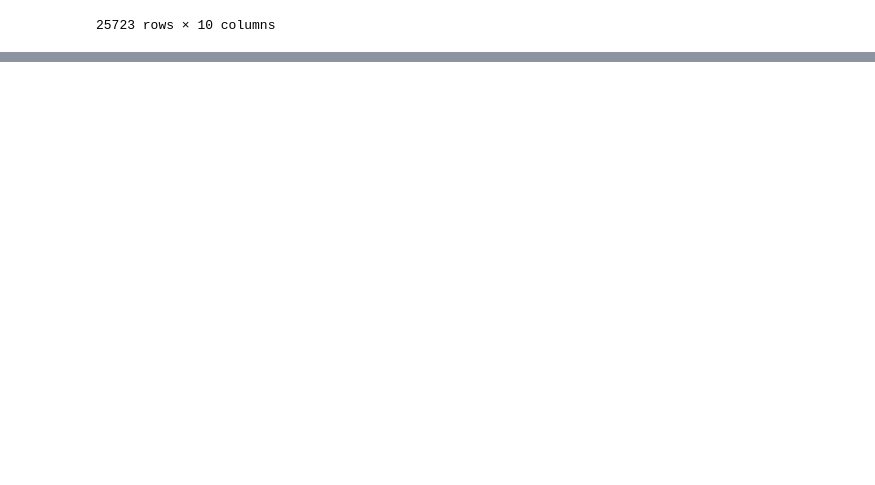
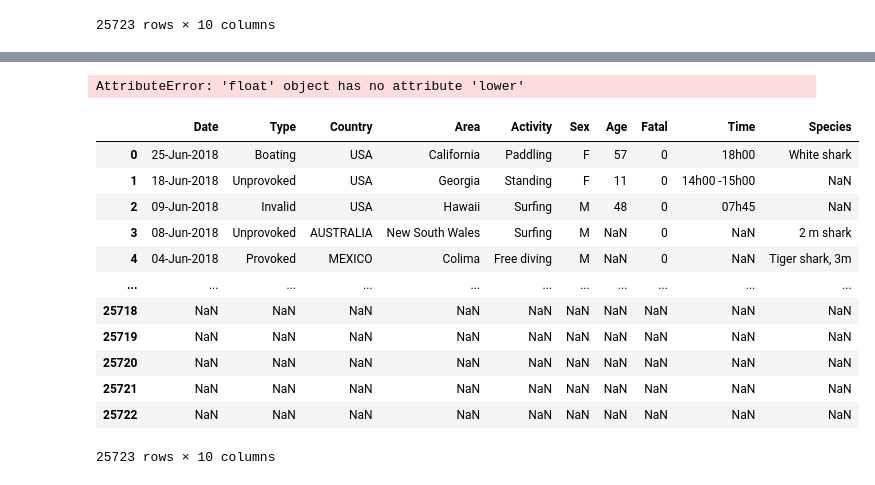
Before and after one commit to kamillaknudsen/tmdl, a Jupyter notebook: tmdl_final.ipynb, the cells around one changed output, grey strips where cells are left out. Drawn from its saved outputs; the diff is of its cells as text; code cells hidden in the pictures; blank space fills up the shorter version.

```diff
--- a/tmdl_final.ipynb
+++ b/tmdl_final.ipynb
@@ -89,0 +123,35 @@ shark_attacks
+# %%
+import re
+import string
+
+def preprocess_text(text):
+    text = text.lower()
+    text = re.sub(r'\n', ' ', text)
+    text = re.sub(r'\d', '', text)
+    text = text.translate(str.maketrans("", "", string.punctuation))
+    words = text.split()
+    words = [re.sub(r'(.)\1{1,}', r'\1\1', word) for word in words]
+    words = [word.strip() for word in words if len(word.strip()) > 1]
+
+    text = " ".join(words)
+    return text
+# %%
+shark_attacks['Species'] = shark_attacks['Species'].apply(preprocess_text)
+# %% [output]
+AttributeError: 'float' object has no attribute 'lower'
+# %%
+shark_attacks
+# %% [output]
+|  | Date | Type | Country | Area | Activity | Sex | Age | Fatal | Time | Species |
+| 0 | 25-Jun-2018 | Boating | USA | California | Paddling | F | 57 | 0 | 18h00 | White shark |
+| 1 | 18-Jun-2018 | Unprovoked | USA | Georgia | Standing | F | 11 | 0 | 14h00 -15h00 | NaN |
+| 2 | 09-Jun-2018 | Invalid | USA | Hawaii | Surfing | M | 48 | 0 | 07h45 | NaN |
+| 3 | 08-Jun-2018 | Unprovoked | AUSTRALIA | New South Wales | Surfing | M | NaN | 0 | NaN | 2 m shark |
+| 4 | 04-Jun-2018 | Provoked | MEXICO | Colima | Free diving | M | NaN | 0 | NaN | Tiger shark, 3m |
+| ... | ... | ... | ... | ... | ... | ... | ... | ... | ... | ... |
+| 25718 | NaN | NaN | NaN | NaN | NaN | NaN | NaN | NaN | NaN | NaN |
+| 25719 | NaN | NaN | NaN | NaN | NaN | NaN | NaN | NaN | NaN | NaN |
+| 25720 | NaN | NaN | NaN | NaN | NaN | NaN | NaN | NaN | NaN | NaN |
+| 25721 | NaN | NaN | NaN | NaN | NaN | NaN | NaN | NaN | NaN | NaN |
+| 25722 | NaN | NaN | NaN | NaN | NaN | NaN | NaN | NaN | NaN | NaN |
+25723 rows × 10 columns
```
Also changed, not shown: parts of 5 cells of this notebook.
